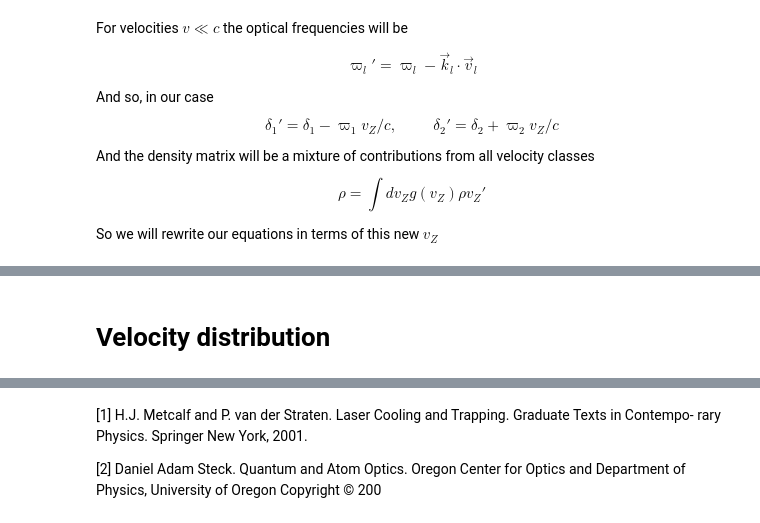
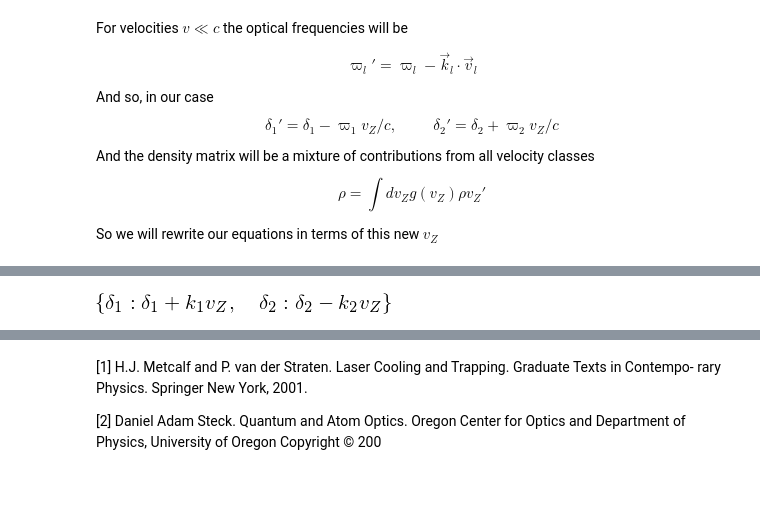
Before and after one commit to oscarlazoarjona/quantum_memories, a Jupyter notebook: examples/hyperfine_orca/Hyperfine Orca memory equations.ipynb, the cells around one changed output, grey strips where cells are left out. Drawn from its saved outputs; the diff is of its cells as text; code cells hidden in the pictures; blank space fills up the shorter version.

```diff
--- a/examples/hyperfine_orca/Hyperfine Orca memory equations.ipynb
+++ b/examples/hyperfine_orca/Hyperfine Orca memory equations.ipynb
@@ -878,6 +811,0 @@ eqs_linv
-# %% [markdown]
-# Velocity distribution
-# %%
-m, kB, T = symbols("m, k_B, T", positive=True)
-vZ = symbols("v_Z", real=True)
-m, kB, T
@@ -890,0 +812,9 @@ integrate(g,(vZ,-oo,oo))
+# %%
+k1, k2 = symbols("k1 k2", positive=True)
+delta1_Doppler=delta1 + k1*vZ
+delta2_Doppler=delta2 - k2*vZ
+delta1_Doppler,delta2_Doppler
+ss_Doppler = {delta1: delta1_Doppler, delta2: delta2_Doppler}
+ss_Doppler
+# %% [output]
+[figure, added]
```
Also changed, not shown: parts of 40 cells of this notebook, 1 other file.
